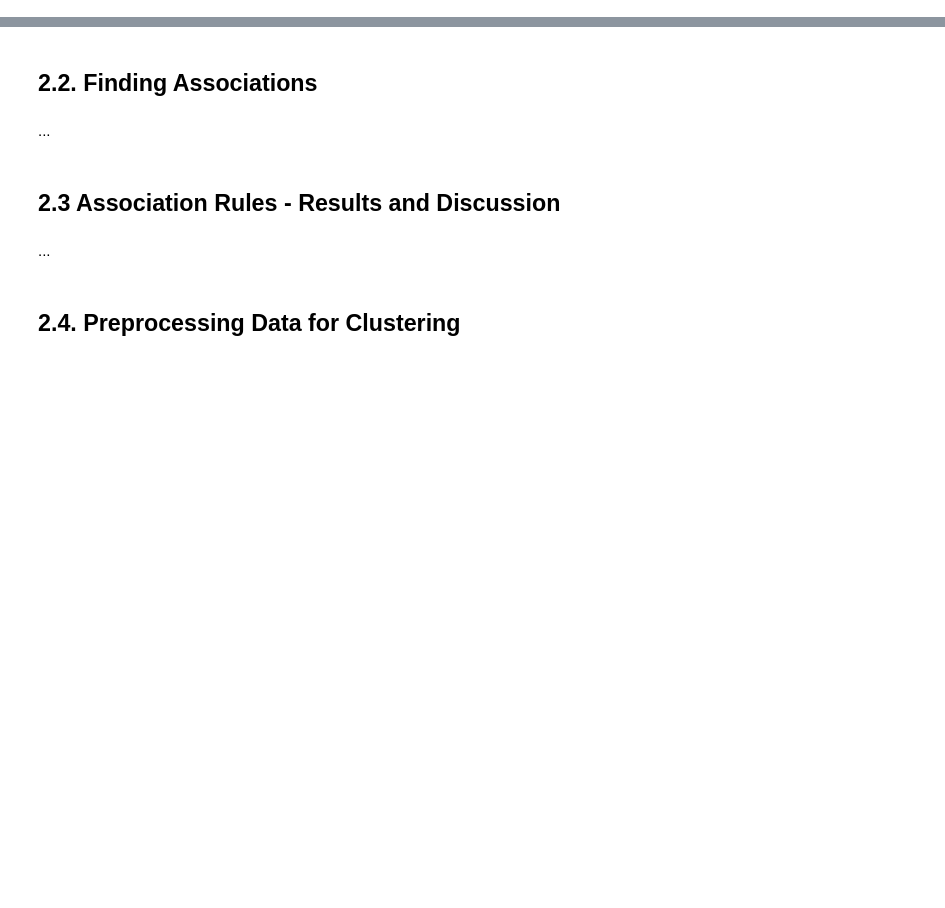
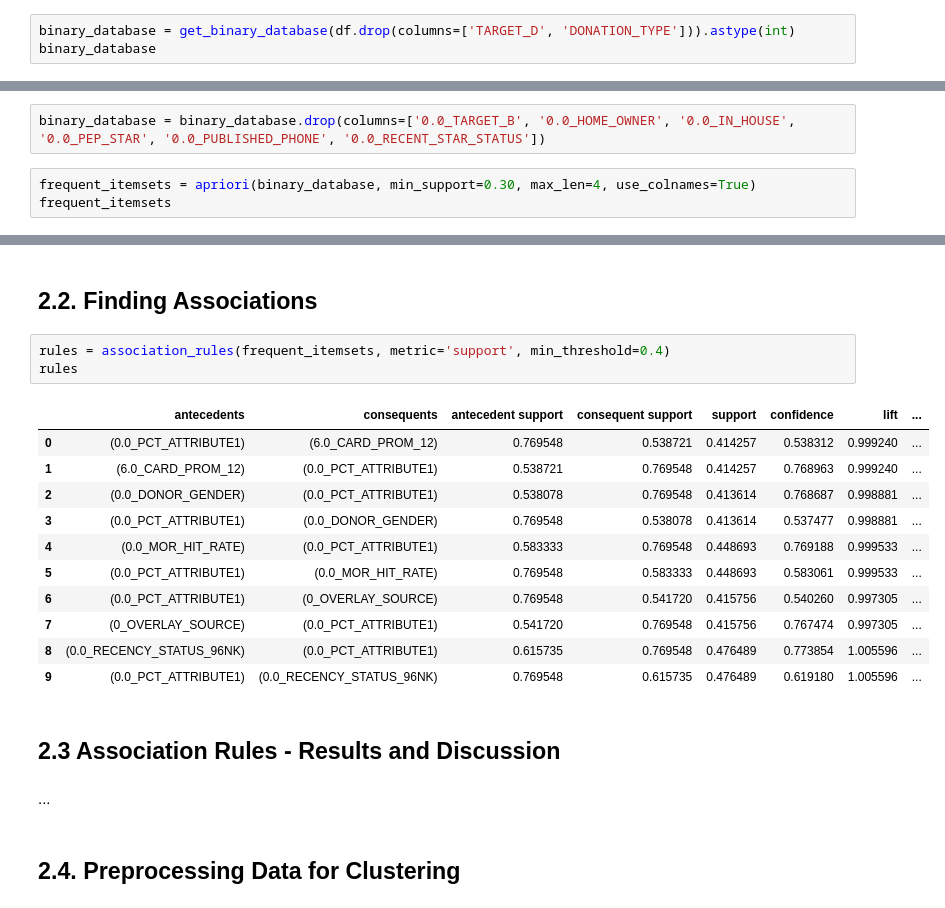
Before and after one commit to F-Madruga/Donation_Dataset_Predictions_FCUL, a Jupyter notebook: AA_202021_Project.ipynb, the cells around one changed output, grey strips where cells are left out. Saved outputs shown, nothing was run; the diff lists cells and outputs as text; blank space fills up the shorter version.

```diff
--- a/AA_202021_Project.ipynb
+++ b/AA_202021_Project.ipynb
@@ -1140,0 +1140,3 @@ In this task you should **use unsupervised learning algorithms and try to charac
+# %%
+binary_database = get_binary_database(df.drop(columns=['TARGET_D', 'DONATION_TYPE'])).astype(int)
+binary_database
@@ -1140,0 +1157,5 @@ In this task you should **use unsupervised learning algorithms and try to charac
+# %%
+binary_database = binary_database.drop(columns=['0.0_TARGET_B', '0.0_HOME_OWNER', '0.0_IN_HOUSE', '0.0_PEP_STAR', '0.0_PUBLISHED_PHONE', '0.0_RECENT_STAR_STATUS'])
+# %%
+frequent_itemsets = apriori(binary_database, min_support=0.30, max_len=4, use_colnames=True)
+frequent_itemsets
@@ -1141,7 +1180,20 @@ In this task you should **use unsupervised learning algorithms and try to charac
 # %% [markdown]
 ## 2.2. Finding Associations
-# %% [markdown]
-...
+# %%
+rules = association_rules(frequent_itemsets, metric='support', min_threshold=0.4)
+rules
+# %% [output]
+|  | antecedents | consequents | antecedent support | consequent support | support | confidence | lift | ... |
+| 0 | (0.0_PCT_ATTRIBUTE1) | (6.0_CARD_PROM_12) | 0.769548 | 0.538721 | 0.414257 | 0.538312 | 0.999240 | ... |
+| 1 | (6.0_CARD_PROM_12) | (0.0_PCT_ATTRIBUTE1) | 0.538721 | 0.769548 | 0.414257 | 0.768963 | 0.999240 | ... |
+| 2 | (0.0_DONOR_GENDER) | (0.0_PCT_ATTRIBUTE1) | 0.538078 | 0.769548 | 0.413614 | 0.768687 | 0.998881 | ... |
+| 3 | (0.0_PCT_ATTRIBUTE1) | (0.0_DONOR_GENDER) | 0.769548 | 0.538078 | 0.413614 | 0.537477 | 0.998881 | ... |
+| 4 | (0.0_MOR_HIT_RATE) | (0.0_PCT_ATTRIBUTE1) | 0.583333 | 0.769548 | 0.448693 | 0.769188 | 0.999533 | ... |
+| 5 | (0.0_PCT_ATTRIBUTE1) | (0.0_MOR_HIT_RATE) | 0.769548 | 0.583333 | 0.448693 | 0.583061 | 0.999533 | ... |
+| 6 | (0.0_PCT_ATTRIBUTE1) | (0_OVERLAY_SOURCE) | 0.769548 | 0.541720 | 0.415756 | 0.540260 | 0.997305 | ... |
+| 7 | (0_OVERLAY_SOURCE) | (0.0_PCT_ATTRIBUTE1) | 0.541720 | 0.769548 | 0.415756 | 0.767474 | 0.997305 | ... |
+| 8 | (0.0_RECENCY_STATUS_96NK) | (0.0_PCT_ATTRIBUTE1) | 0.615735 | 0.769548 | 0.476489 | 0.773854 | 1.005596 | ... |
+| 9 | (0.0_PCT_ATTRIBUTE1) | (0.0_RECENCY_STATUS_96NK) | 0.769548 | 0.615735 | 0.476489 | 0.619180 | 1.005596 | ... |
 # %% [markdown]
 ## 2.3 Association Rules - Results and Discussion
 # %% [markdown]
```
Also changed, not shown: parts of 13 cells of this notebook.
